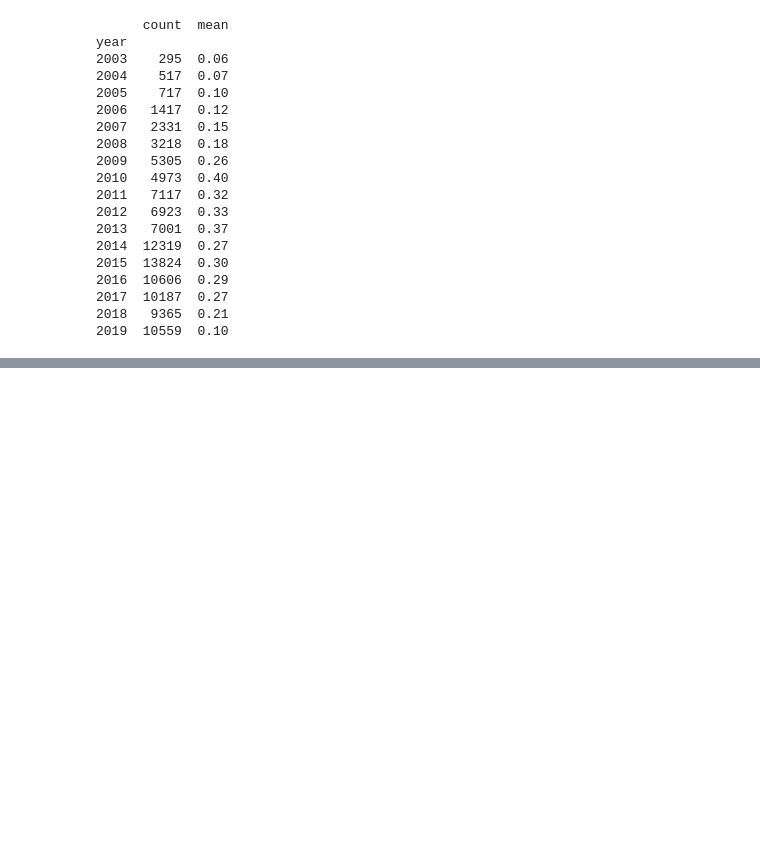
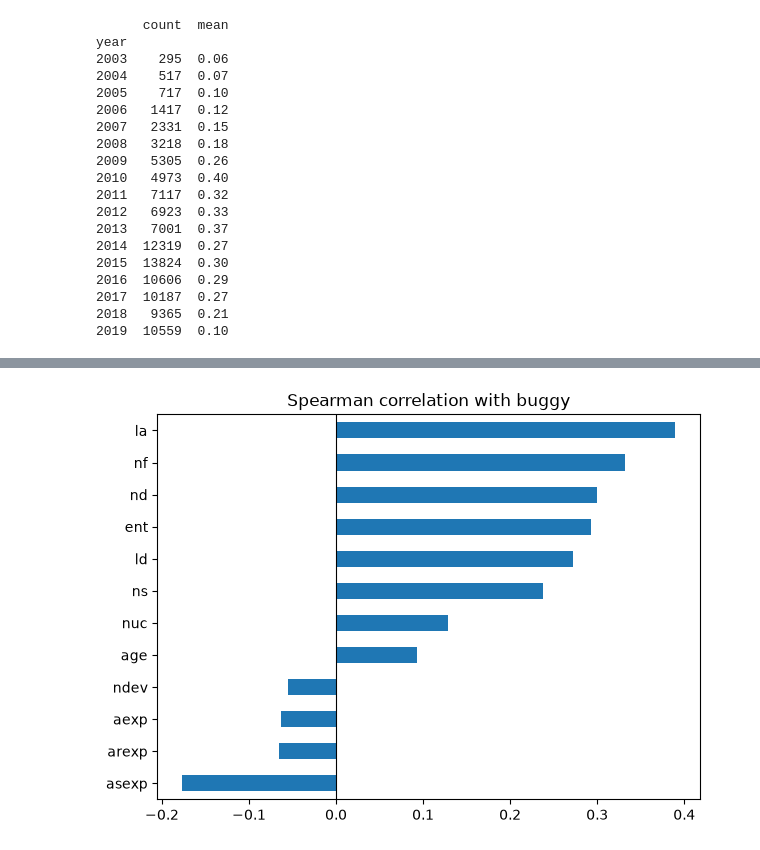
Before and after one commit to hangelaa/commit-wise, a Jupyter notebook: notebooks/01_eda.ipynb, the cells around one changed output, grey strips where cells are left out. Saved outputs shown, nothing was run; the diff lists cells and outputs as text; code cells hidden in the pictures; blank space fills up the shorter version.

```diff
--- a/notebooks/01_eda.ipynb
+++ b/notebooks/01_eda.ipynb
@@ -138,0 +310,7 @@ Likely reasons (from the paper's construction process):
+# %%
+corr_label = df[features].corrwith(df["buggy"].astype(int), method="spearman").sort_values()
+ax = corr_label.plot(kind="barh", figsize=(7, 5), title="Spearman correlation with buggy")
+ax.axvline(0, color="black", linewidth=0.8)
+ax.figure.savefig("../reports/figures/01_corr_with_label.png", dpi=150, bbox_inches="tight")
+# %% [output]
+[figure, added]
```
Also changed, not shown: parts of 30 cells of this notebook, 5 other files.
